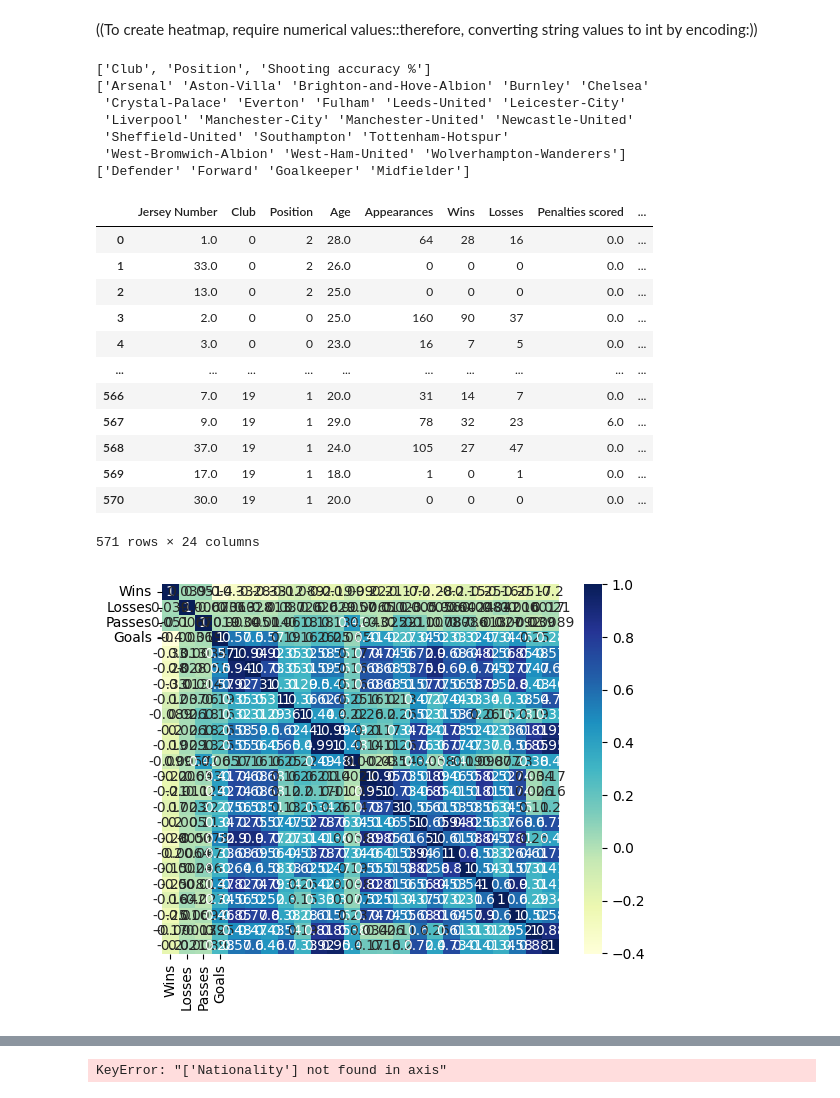
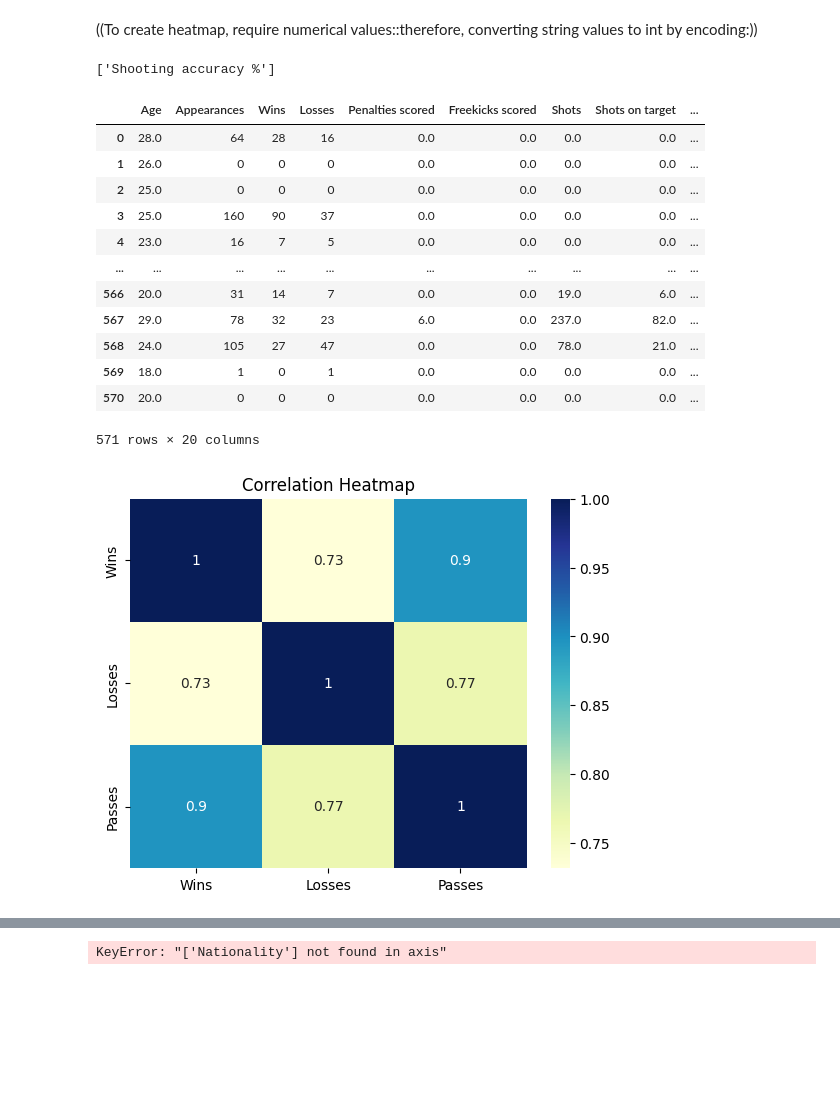
Before and after one commit to devishi-r/Goal-Prediction, a Jupyter notebook: prediction.ipynb, the cells around one changed output, grey strips where cells are left out. Drawn from its saved outputs; the diff is of its cells as text; code cells hidden in the pictures; blank space fills up the shorter version.

Commit message:
heatmap >0.4 displayed

```diff
--- a/prediction.ipynb
+++ b/prediction.ipynb
@@ -52,7 +52,7 @@ string_columns
 # %% [markdown]
 ((Dropping unnecesary columns:))
 # %%
-drop = ['Name', 'Nationality']
+drop = ['Name', 'Nationality', 'Jersey Number', 'Club', 'Position', 'Successful 50/50s']
 df = df.drop(drop, axis=1)
 df
 # %% [output]
@@ -79,45 +79,45 @@ le = LabelEncoder()
 string_columns = df.iloc[:, :-1].select_dtypes(include=['object']).columns.tolist()
 print(string_columns)
 
-lecols = ['Club', 'Position'] #Columns that have to encoded using Label Encoder
-label_encoders = {}
+# lecols = ['Club', 'Position'] #Columns that have to encoded using Label Encoder
+# label_encoders = {}
 
-for i in lecols:
-    # Initialize LabelEncoder for each column
-    label_encoders[i] = LabelEncoder()
+# for i in lecols:
+#     # Initialize LabelEncoder for each column
+#     label_encoders[i] = LabelEncoder()
 
-    # Fit LabelEncoder on the unique values of the column and transform the column
-    df[i] = label_encoders[i].fit_transform(df[i])
-    print(label_encoders[i].classes_)
+#     # Fit LabelEncoder on the unique values of the column and transform the column
+#     df[i] = label_encoders[i].fit_transform(df[i])
+#     print(label_encoders[i].classes_)
 
 df['Shooting accuracy %'] = df[string_columns[-1]].str.rstrip('%').astype(float)
 df = df.fillna(df.mode())
 df
 # %% [output]
-['Club', 'Position', 'Shooting accuracy %']
-['Arsenal' 'Aston-Villa' 'Brighton-and-Hove-Albion' 'Burnley' 'Chelsea'
- 'Crystal-Palace' 'Everton' 'Fulham' 'Leeds-United' 'Leicester-City'
- 'Liverpool' 'Manchester-City' 'Manchester-United' 'Newcastle-United'
- 'Sheffield-United' 'Southampton' 'Tottenham-Hotspur'
- 'West-Bromwich-Albion' 'West-Ham-United' 'Wolverhampton-Wanderers']
-['Defender' 'Forward' 'Goalkeeper' 'Midfielder']
+['Shooting accuracy %']
-|  | Jersey Number | Club | Position | Age | Appearances | Wins | Losses | Penalties scored | ... |
-| 0 | 1.0 | 0 | 2 | 28.0 | 64 | 28 | 16 | 0.0 | ... |
-| 1 | 33.0 | 0 | 2 | 26.0 | 0 | 0 | 0 | 0.0 | ... |
-| 2 | 13.0 | 0 | 2 | 25.0 | 0 | 0 | 0 | 0.0 | ... |
-| 3 | 2.0 | 0 | 0 | 25.0 | 160 | 90 | 37 | 0.0 | ... |
-| 4 | 3.0 | 0 | 0 | 23.0 | 16 | 7 | 5 | 0.0 | ... |
+|  | Age | Appearances | Wins | Losses | Penalties scored | Freekicks scored | Shots | Shots on target | ... |
+| 0 | 28.0 | 64 | 28 | 16 | 0.0 | 0.0 | 0.0 | 0.0 | ... |
+| 1 | 26.0 | 0 | 0 | 0 | 0.0 | 0.0 | 0.0 | 0.0 | ... |
+| 2 | 25.0 | 0 | 0 | 0 | 0.0 | 0.0 | 0.0 | 0.0 | ... |
+| 3 | 25.0 | 160 | 90 | 37 | 0.0 | 0.0 | 0.0 | 0.0 | ... |
+| 4 | 23.0 | 16 | 7 | 5 | 0.0 | 0.0 | 0.0 | 0.0 | ... |
 | ... | ... | ... | ... | ... | ... | ... | ... | ... | ... |
-| 566 | 7.0 | 19 | 1 | 20.0 | 31 | 14 | 7 | 0.0 | ... |
-| 567 | 9.0 | 19 | 1 | 29.0 | 78 | 32 | 23 | 6.0 | ... |
-| 568 | 37.0 | 19 | 1 | 24.0 | 105 | 27 | 47 | 0.0 | ... |
-| 569 | 17.0 | 19 | 1 | 18.0 | 1 | 0 | 1 | 0.0 | ... |
-| 570 | 30.0 | 19 | 1 | 20.0 | 0 | 0 | 0 | 0.0 | ... |
+| 566 | 20.0 | 31 | 14 | 7 | 0.0 | 0.0 | 19.0 | 6.0 | ... |
+| 567 | 29.0 | 78 | 32 | 23 | 6.0 | 0.0 | 237.0 | 82.0 | ... |
+| 568 | 24.0 | 105 | 27 | 47 | 0.0 | 0.0 | 78.0 | 21.0 | ... |
+| 569 | 18.0 | 1 | 0 | 1 | 0.0 | 0.0 | 0.0 | 0.0 | ... |
+| 570 | 20.0 | 0 | 0 | 0 | 0.0 | 0.0 | 0.0 | 0.0 | ... |
-571 rows × 24 columns
+571 rows × 20 columns
 # %%
-selected_data = df
+selected_columns = ['Wins', 'Losses', 'Passes']
+selected_data = df[selected_columns]
+
+# Compute the correlation matrix
 cormat = np.corrcoef(selected_data, rowvar=False)
-sns.heatmap(cormat, annot=True, cmap='YlGnBu', xticklabels=df, yticklabels=df)
+
+# Plot the heatmap
+sns.heatmap(cormat, annot=True, cmap='YlGnBu', xticklabels=selected_columns, yticklabels=selected_columns)
+plt.title('Correlation Heatmap')
 plt.show()
 # %% [output]
-[figure, old version]
+[figure, new version]
```
Also changed, not shown: parts of 4 cells of this notebook.
